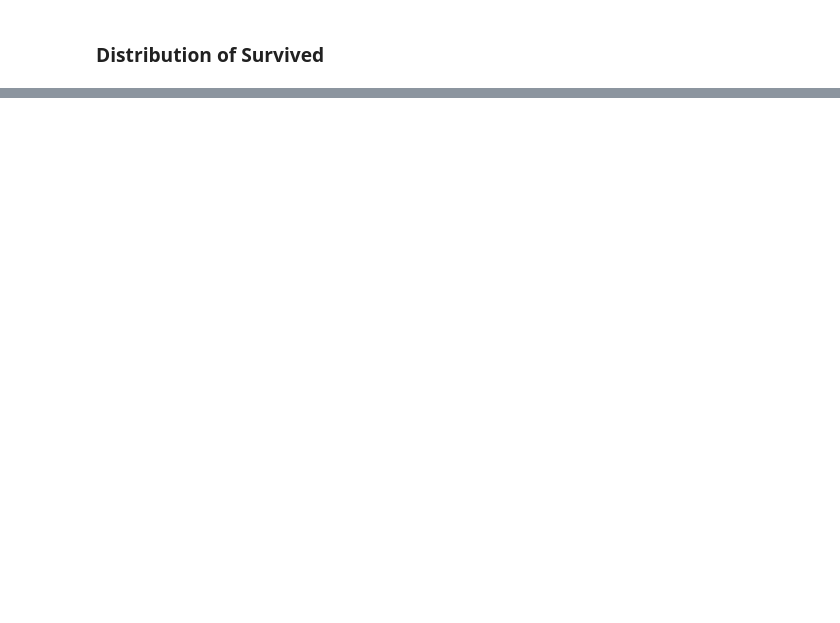
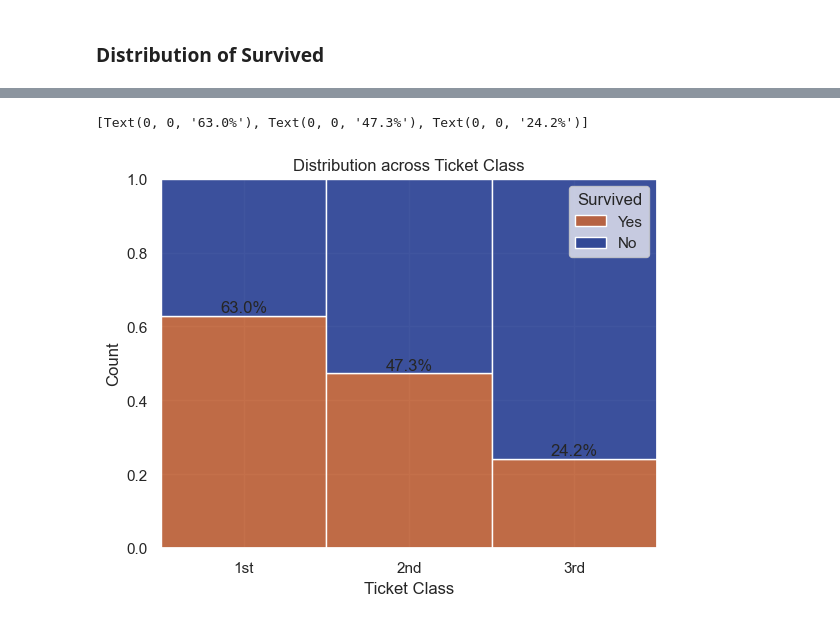
Before and after one commit to ManShunChoong/titanic-survival-prediction, a Jupyter notebook: main.ipynb, the cells around one changed output, grey strips where cells are left out. Cells and saved outputs as stored; diff of their text form; code cells hidden in the pictures; blank space fills up the shorter version.

```diff
--- a/main.ipynb
+++ b/main.ipynb
@@ -257,0 +225,19 @@ countplot.legend(labels=["No", "Yes"], title="Survived")
+# %%
+df = train_df.loc[:, ["Survived"]]
+mappings = {1: "1st", 2: "2nd", 3: "3rd"}
+df["Ticket Class"] = train_df.Pclass.map(mappings)
+df.sort_values("Ticket Class", inplace=True)
+
+x, hue = "Ticket Class", "Survived"
+plot = sns.histplot(data=df, x=x, hue=hue, multiple="fill")
+
+plot.set_title("Distribution across Ticket Class")
+plot.legend(labels=["Yes", "No"], title="Survived")
+
+labels = [
+    f"{v.get_height():.1%}" for v in plot.containers[0]
+]
+plot.bar_label(container=plot.containers[0], labels=labels)
+# %% [output]
+[Text(0, 0, '63.0%'), Text(0, 0, '47.3%'), Text(0, 0, '24.2%')]
+[figure, added]
```
Also changed, not shown: parts of 54 cells of this notebook.
